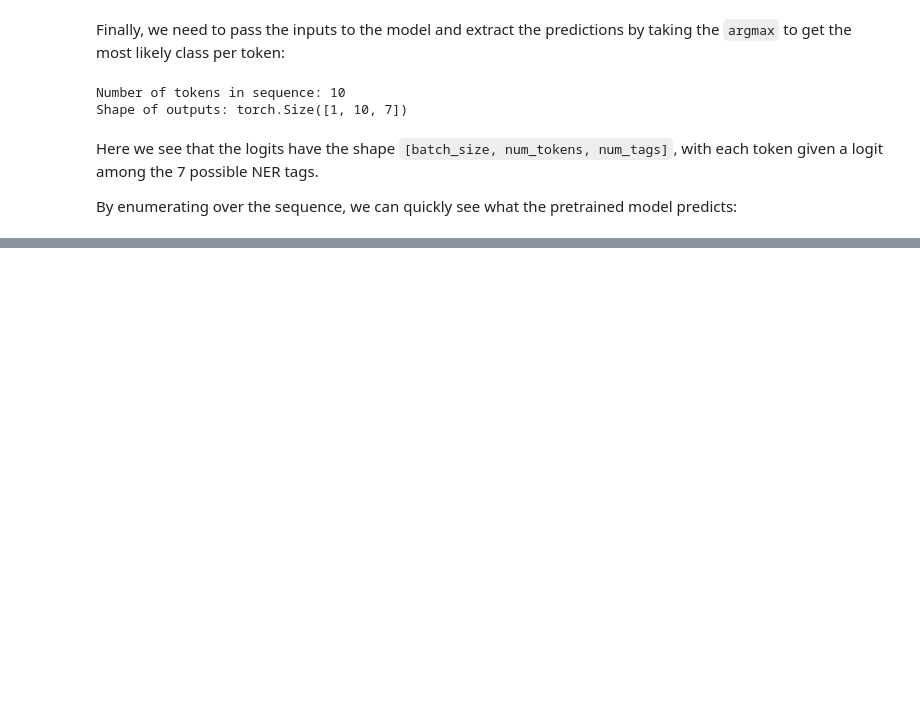
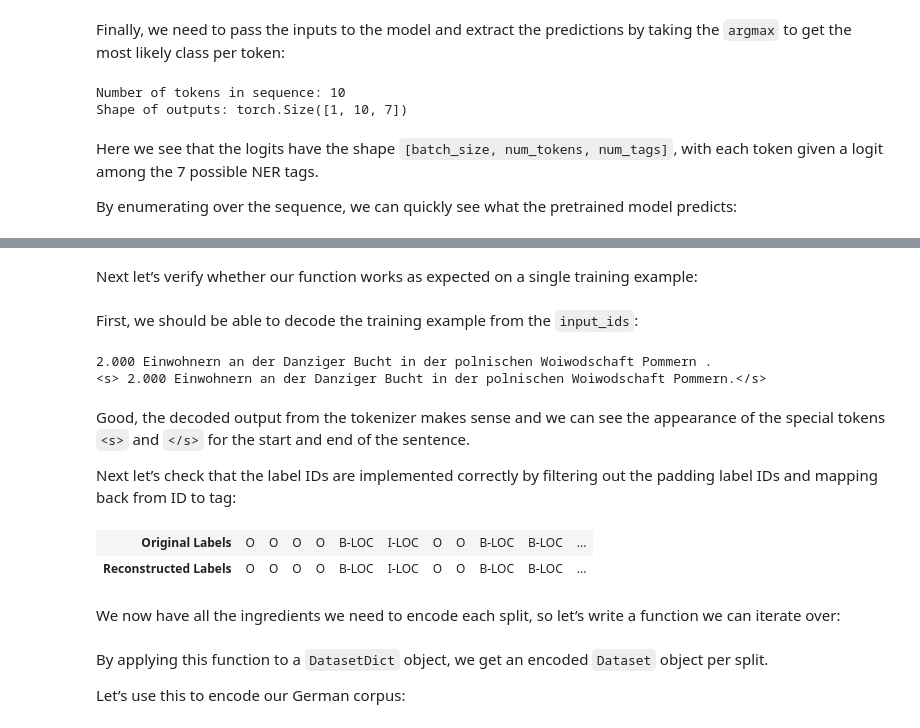
Before and after one commit to rahiakela/transformers-research-and-practice, a Jupyter notebook: natural-language-processing-with-transformers/04-multilingual-ner/multilingual_named_entity_recognition.ipynb, the cells around one changed output, grey strips where cells are left out. Cells and saved outputs as stored; diff of their text form; code cells hidden in the pictures; blank space fills up the shorter version.

```diff
--- a/natural-language-processing-with-transformers/04-multilingual-ner/multilingual_named_entity_recognition.ipynb
+++ b/natural-language-processing-with-transformers/04-multilingual-ner/multilingual_named_entity_recognition.ipynb
@@ -498,0 +609,47 @@ display_df(df, header=None)
+# %%
+def tokenize_and_align_labels(examples):
+  tokenized_inputs = xlmr_tokenizer(examples["tokens"], truncation=True, is_split_into_words=True)
+  labels = []
+  for idx, label in enumerate(examples["ner_tags"]):
+    word_ids = tokenized_inputs.word_ids(batch_index=idx)
+    previous_word_idx = None
+    label_ids = []
+    for word_idx in  word_ids:
+      if word_idx is None or word_idx == previous_word_idx:
+        label_ids.append(-100)
+      else:
+        label_ids.append(label[word_idx])
+      previous_word_idx = word_idx
+    labels.append(label_ids)
+  tokenized_inputs["labels"] = labels
+  return tokenized_inputs
+# %% [markdown]
+Next let’s verify whether our function works as expected on a single training example:
+# %%
+single_sample = panx_de["train"].select(range(1))
+single_sample_encoded = single_sample.map(tokenize_and_align_labels, batched=True)
+# %% [markdown]
+First, we should be able to decode the training example from the `input_ids`:
+# %%
+print(" ".join(token for token in single_sample[0]["tokens"]))
+print(xlmr_tokenizer.decode(single_sample_encoded["input_ids"][0]))
+# %% [output]
+2.000 Einwohnern an der Danziger Bucht in der polnischen Woiwodschaft Pommern .
+<s> 2.000 Einwohnern an der Danziger Bucht in der polnischen Woiwodschaft Pommern.</s>
+# %% [markdown]
+Good, the decoded output from the tokenizer makes sense and we can see the appearance of the special tokens
+`<s>` and `</s>` for the start and end of the sentence.
+
+Next let’s check that the label IDs are implemented correctly
+by filtering out the padding label IDs and mapping back from ID to tag:
+# %%
+original_labels = single_sample["ner_tags_str"][0]
+reconstructed_labels = [index2tag[idx] for idx in single_sample_encoded["labels"][0] if idx != -100]
+
+df = pd.DataFrame([original_labels, reconstructed_labels], ["Original Labels", "Reconstructed Labels"])
+display_df(df, header=None)
+# %% [output]
+| Original Labels | O | O | O | O | B-LOC | I-LOC | O | O | B-LOC | B-LOC | ... |
+| Reconstructed Labels | O | O | O | O | B-LOC | I-LOC | O | O | B-LOC | B-LOC | ... |
+# %% [markdown]
+We now have all the ingredients we need to encode each split, so let’s write a function we can iterate over:
@@ -498,0 +659,5 @@ display_df(df, header=None)
+# %% [markdown]
+By applying this function to a `DatasetDict` object, we get an encoded `Dataset` object per split.
+
+Let’s use this
+to encode our German corpus:
```
Also changed, not shown: parts of 20 cells of this notebook.
